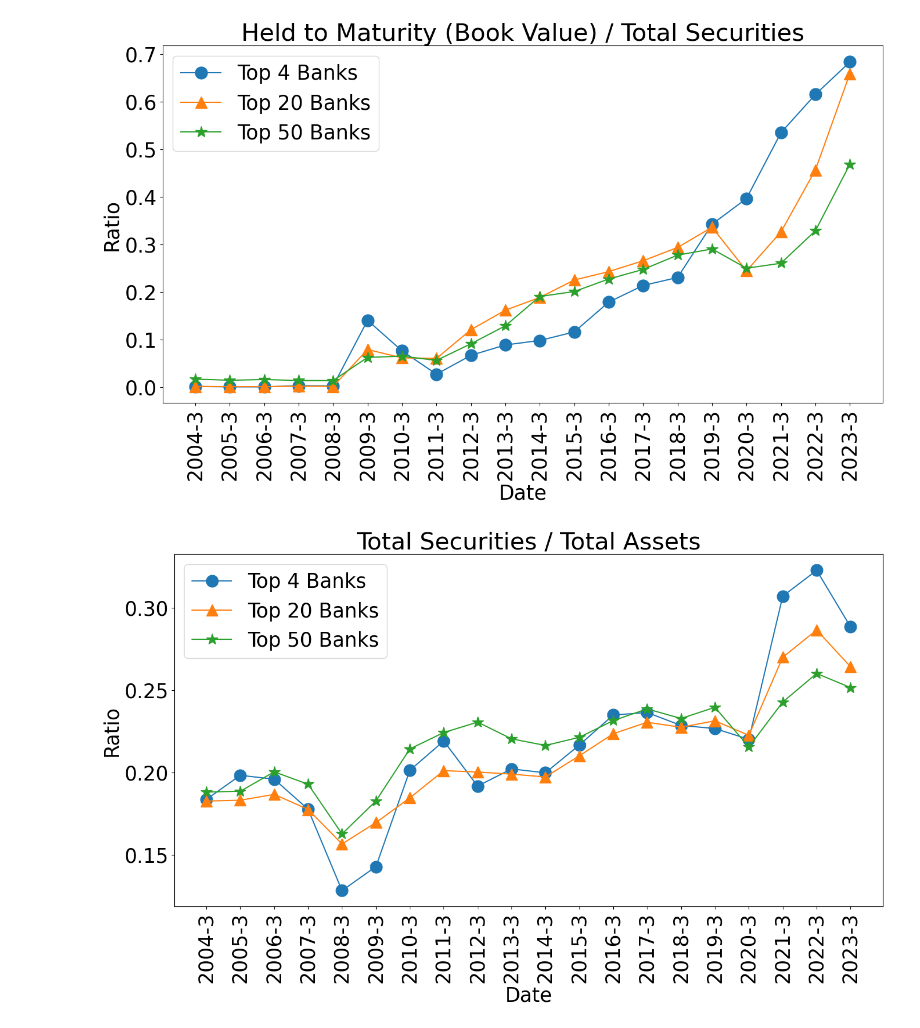
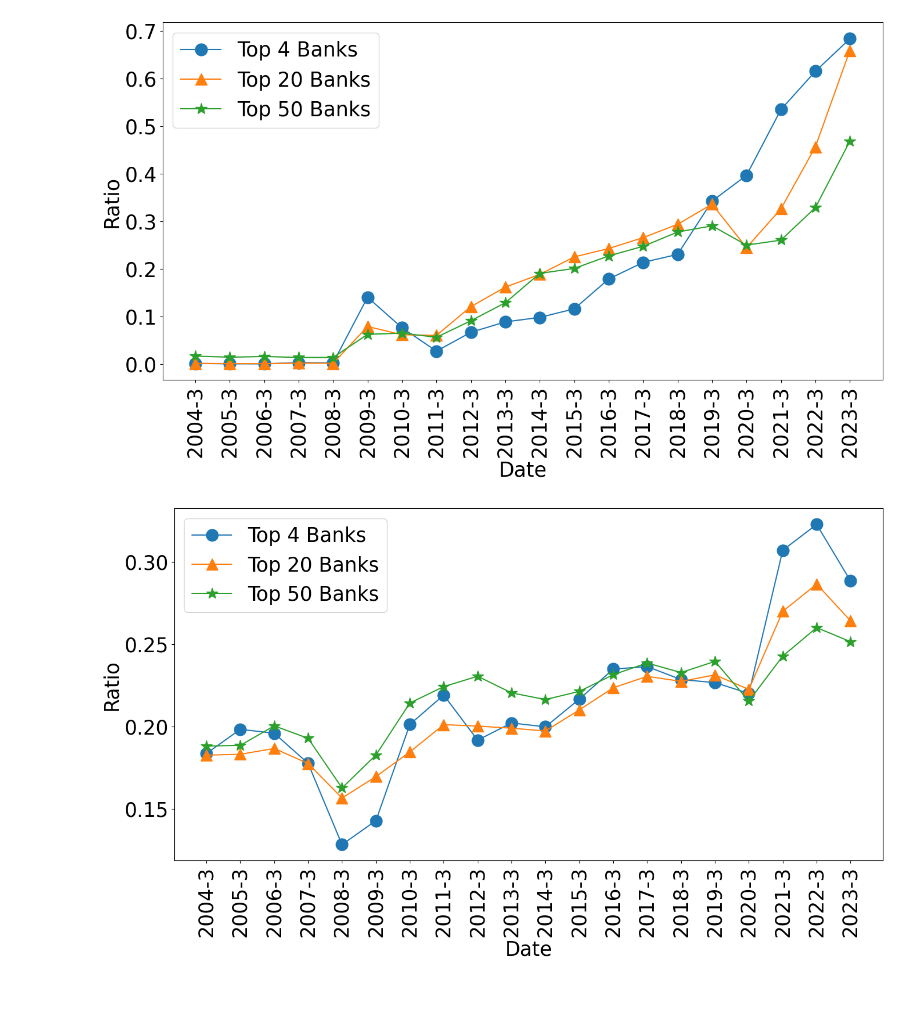
Before and after one commit to dongxulee/banksDataDiscovery, a Jupyter notebook: bankSimilarity.ipynb, the cells around one changed output. Cells and saved outputs as stored; diff of their text form; code cells hidden in the pictures; blank space fills up the shorter version.

```diff
--- a/bankSimilarity.ipynb
+++ b/bankSimilarity.ipynb
@@ -54,14 +56,14 @@ def meanValuePlot(var):
 # %%
 pylab.rcParams['figure.figsize'] = (16, 8)
 pylab.rcParams['font.size'] = 25
 
-plt.title("Held to Maturity (Book Value) / Total Securities")
+#plt.title("Held to Maturity (Book Value) / Total Securities")
 meanValuePlot('Held to Maturity (Book Value)')
 # %% [output]
-[figure, old version]
+[figure, new version]
 # %%
-plt.title("Total Securities / Total Assets")
+#plt.title("Total Securities / Total Assets")
 meanValuePlot('Securities')
 # %% [output]
-[figure, old version]
+[figure, new version]
 # %%
```
Also changed, not shown: parts of 5 cells of this notebook, 3 other files.
